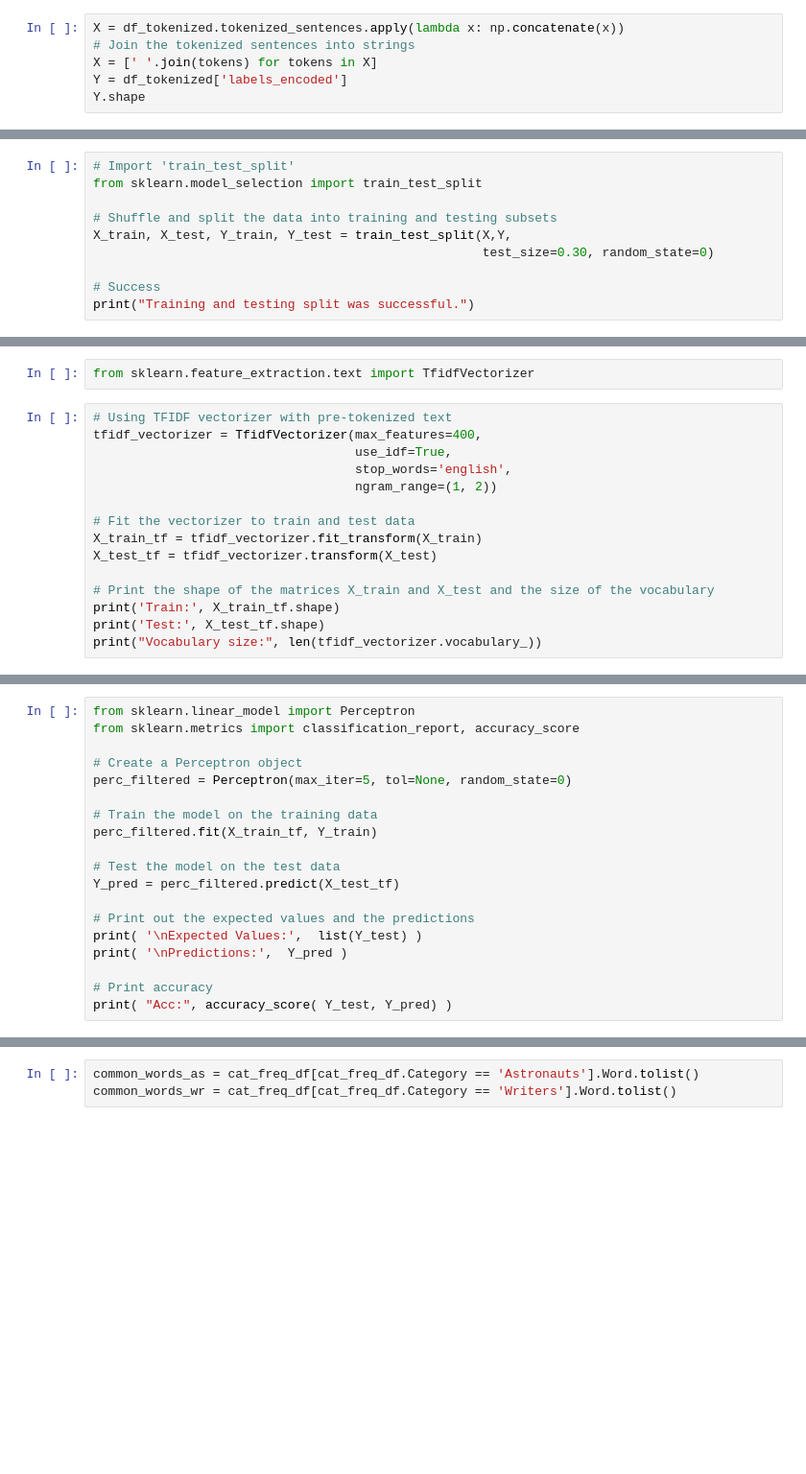
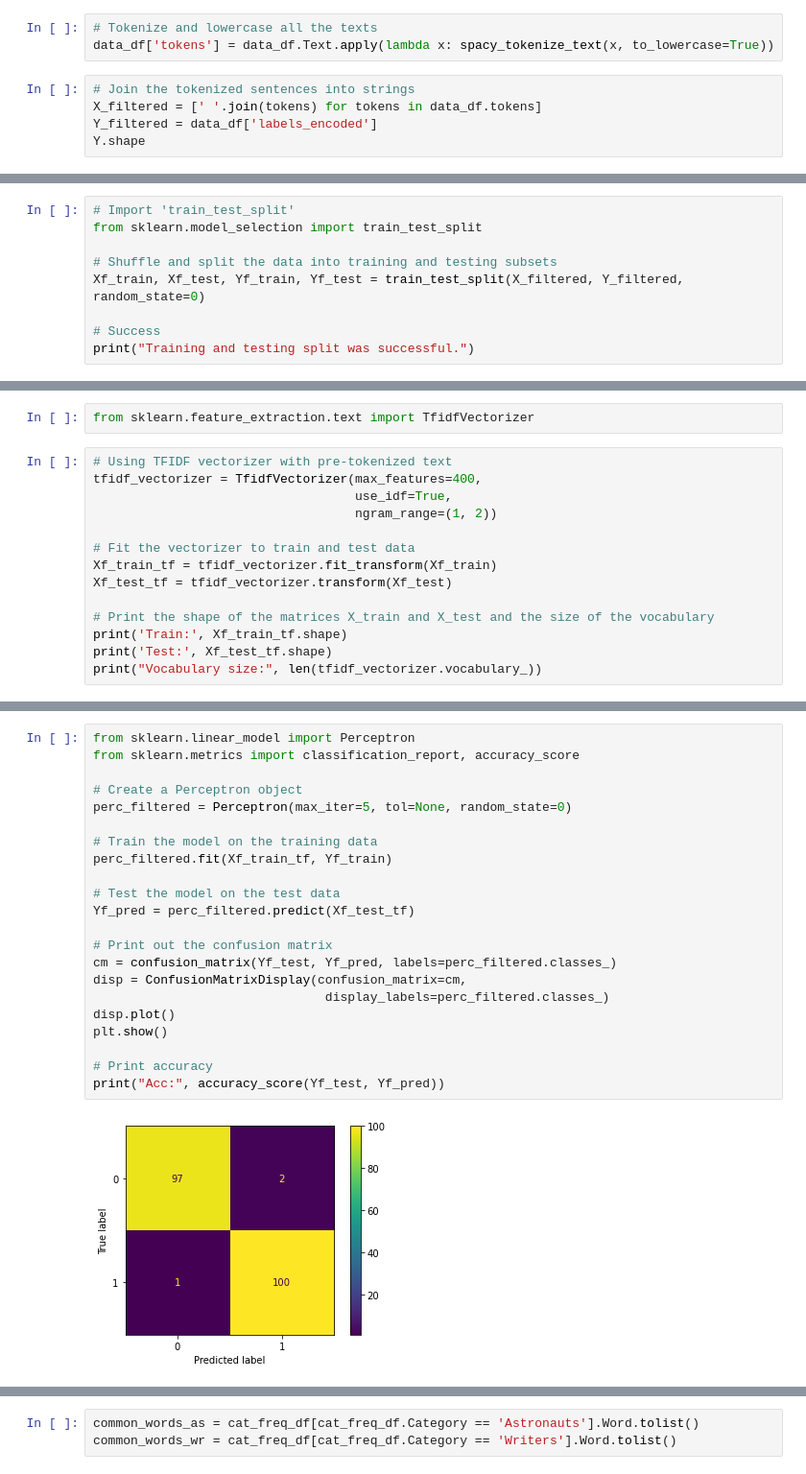
Before and after one commit to edgolyakova/DataScienceProj, a Jupyter notebook: Part 1.ipynb, the cells around one changed output, grey strips where cells are left out. Shown: that part at 96% size. Drawn from its saved outputs; the diff is of its cells as text; blank space fills up the shorter version.

```diff
--- a/Part 1.ipynb
+++ b/Part 1.ipynb
@@ -686,8 +693,10 @@ df_tokenized = shuffle(df_tokenized)
+# %%
+# Tokenize and lowercase all the texts
+data_df['tokens'] = data_df.Text.apply(lambda x: spacy_tokenize_text(x, to_lowercase=True))
 # %%
-X = df_tokenized.tokenized_sentences.apply(lambda x: np.concatenate(x))
 # Join the tokenized sentences into strings
-X = [' '.join(tokens) for tokens in X]
-Y = df_tokenized['labels_encoded']
+X_filtered = [' '.join(tokens) for tokens in data_df.tokens]
+Y_filtered = data_df['labels_encoded']
 Y.shape
 # %% [output]
 (400,)
@@ -696,8 +705,7 @@ Y.shape
 from sklearn.model_selection import train_test_split
 
 # Shuffle and split the data into training and testing subsets
-X_train, X_test, Y_train, Y_test = train_test_split(X,Y,
-                                                    test_size=0.30, random_state=0)
+Xf_train, Xf_test, Yf_train, Yf_test = train_test_split(X_filtered, Y_filtered, random_state=0)
 
 # Success
 print("Training and testing split was successful.")
@@ -709,15 +717,14 @@ from sklearn.feature_extraction.text import TfidfVectorizer
 # Using TFIDF vectorizer with pre-tokenized text
 tfidf_vectorizer = TfidfVectorizer(max_features=400,
                                    use_idf=True,
-                                   stop_words='english',
                                    ngram_range=(1, 2))
 
 # Fit the vectorizer to train and test data
-X_train_tf = tfidf_vectorizer.fit_transform(X_train)
-X_test_tf = tfidf_vectorizer.transform(X_test)
+Xf_train_tf = tfidf_vectorizer.fit_transform(Xf_train)
+Xf_test_tf = tfidf_vectorizer.transform(Xf_test)
 
 # Print the shape of the matrices X_train and X_test and the size of the vocabulary
-print('Train:', X_train_tf.shape)
-print('Test:', X_test_tf.shape)
+print('Train:', Xf_train_tf.shape)
+print('Test:', Xf_test_tf.shape)
 print("Vocabulary size:", len(tfidf_vectorizer.vocabulary_))
 # %% [output]
@@ -727,20 +734,24 @@ Vocabulary size: 400
 # %%
 from sklearn.linear_model import Perceptron
 from sklearn.metrics import classification_report, accuracy_score
 
 # Create a Perceptron object
 perc_filtered = Perceptron(max_iter=5, tol=None, random_state=0)
 
 # Train the model on the training data
-perc_filtered.fit(X_train_tf, Y_train)
+perc_filtered.fit(Xf_train_tf, Yf_train)
 
 # Test the model on the test data
-Y_pred = perc_filtered.predict(X_test_tf)
+Yf_pred = perc_filtered.predict(Xf_test_tf)
 
-# Print out the expected values and the predictions
-print( '\nExpected Values:',  list(Y_test) )
-print( '\nPredictions:',  Y_pred )
+# Print out the confusion matrix
+cm = confusion_matrix(Yf_test, Yf_pred, labels=perc_filtered.classes_)
+disp = ConfusionMatrixDisplay(confusion_matrix=cm,
+                               display_labels=perc_filtered.classes_)
+disp.plot()
+plt.show()
 
 # Print accuracy
-print( "Acc:", accuracy_score( Y_test, Y_pred) )
+print("Acc:", accuracy_score(Yf_test, Yf_pred))
 # %% [output]
+[figure, added]
```
Also changed, not shown: parts of 32 cells of this notebook, 3 other files.
